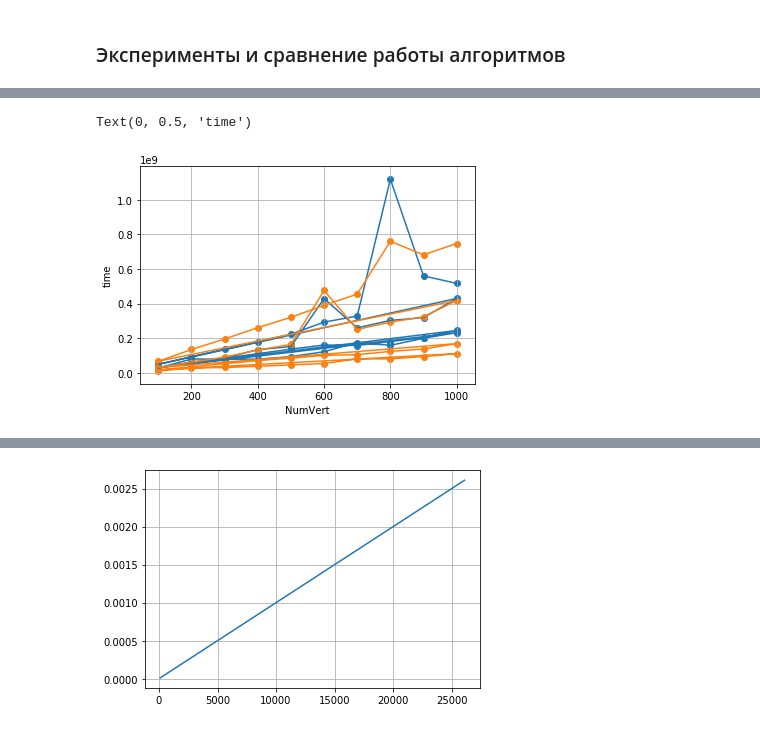
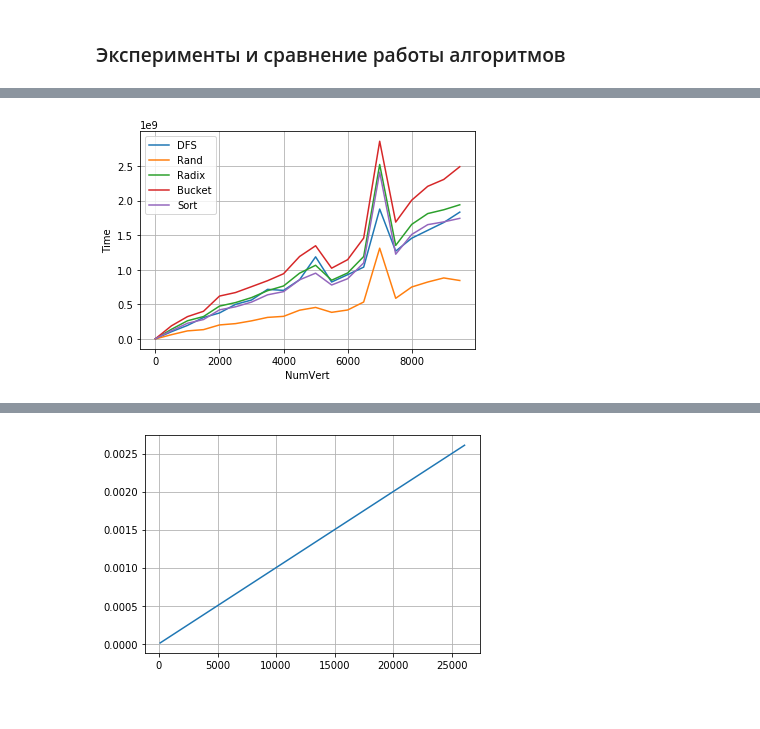
Before and after one commit to kislN/graph_lab_1, a Jupyter notebook: cmake-build-debug/report.ipynb, the cells around one changed output, grey strips where cells are left out. Cells and saved outputs as stored; diff of their text form; code cells hidden in the pictures.

```diff
--- a/cmake-build-debug/report.ipynb
+++ b/cmake-build-debug/report.ipynb
@@ -49,13 +47,21 @@ data
-# %%
-plt.plot(data['NumVert'], data['DFS'], label='DFS')
-plt.plot(data['NumVert'], data['Rand'], label='RAND')
-plt.grid()
-plt.scatter(data['NumVert'], data['DFS'])
-plt.scatter(data['NumVert'], data['Rand'])
-# plt.ylim(0, 1)
-plt.xlabel('NumVert')
-plt.ylabel('time')
-# plt.legend(handles=[dfs, rand])
-# %% [output]
-Text(0, 0.5, 'time')
-[figure, removed]
+# %%
+def draw_plot(data, i, j):
+    pl1 = plt.plot(data['NumVert'][i:j], data['DFS'][i:j], label='DFS')
+    plt.plot(data['NumVert'][i:j], data['Rand'][i:j], label='RAND')
+    plt.plot(data['NumVert'][i:j], data['Rand_Radix'][i:j], label='RAND_RADIX')
+    plt.plot(data['NumVert'][i:j], data['Rand_Bucket'][i:j], label='RAND_BUCKET')
+    plt.plot(data['NumVert'][i:j], data['Rand_Sort'][i:j], label='RAND_SORT')
+    plt.grid()
+    plt.xlabel('NumVert')
+    plt.ylabel('Time')
+    plt.legend(('DFS', 'Rand', 'Radix', 'Bucket', 'Sort'))
+#     plt.ylim(0, 1)
+    plt.show()
+    # plt.scatter(data['NumVert'], data['DFS'])
+    # plt.scatter(data['NumVert'], data['Rand'])
+# %%
+indexes = data8.loc[data8['NumVert'] == data8['NumVert'][0]].index
+draw_plot(data8, indexes[0],indexes[1])
+# plt.legend(handles=[dfs, rand])
+# %% [output]
+[figure, added]
```
Also changed, not shown: parts of 5 cells of this notebook, 7 other files.
